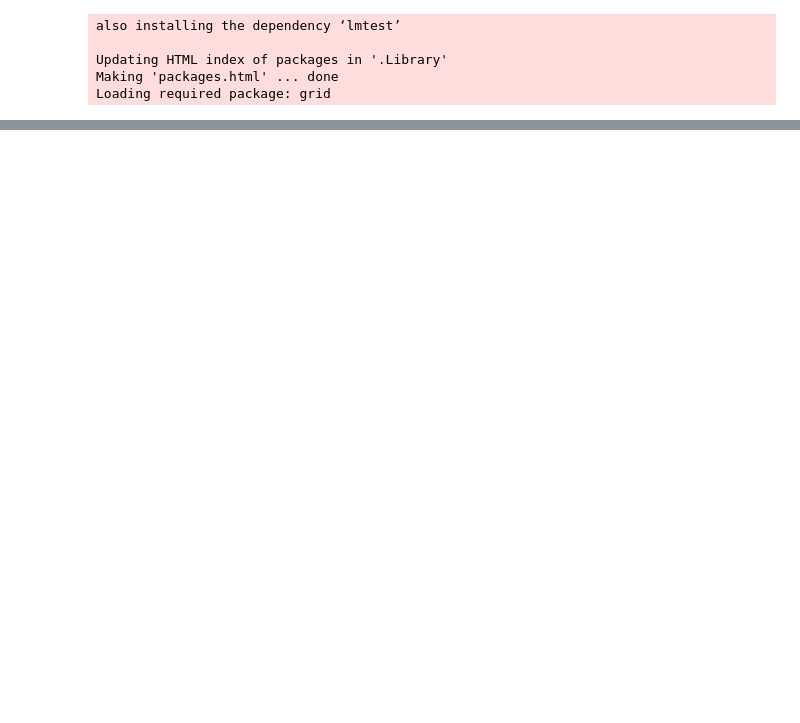
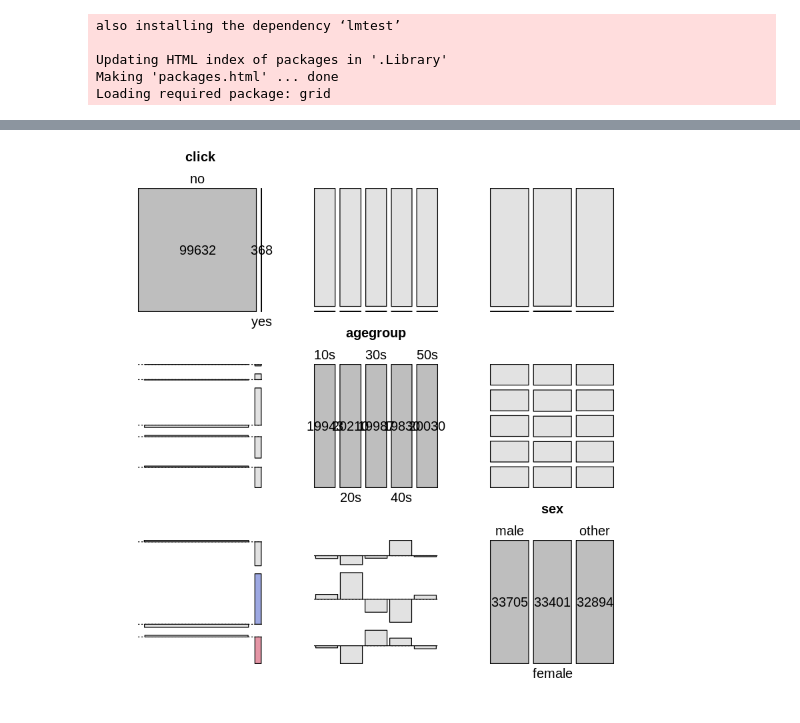
Before and after one commit to tamanobi/playground, a Jupyter notebook: logistic_regression/AnalysisOfLogisticRegression.ipynb, the cells around one changed output, grey strips where cells are left out. Saved outputs shown, nothing was run; the diff lists cells and outputs as text; code cells hidden in the pictures; blank space fills up the shorter version.

```diff
--- a/logistic_regression/AnalysisOfLogisticRegression.ipynb
+++ b/logistic_regression/AnalysisOfLogisticRegression.ipynb
@@ -99,0 +96,5 @@ summary(ad_click)
+# %%
+# visualization
+pairs(xtabs(~ click + agegroup + sex, data=ad_click2), lower_panel= vcd::pairs_assoc, shade=TRUE)
+# %% [output]
+[figure, added]
```
Also changed, not shown: parts of 20 cells of this notebook.
